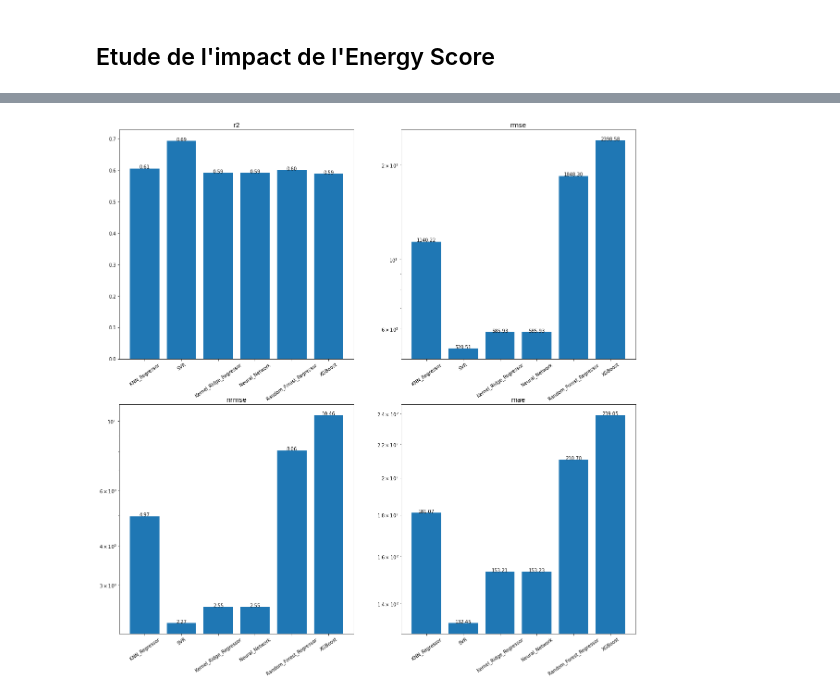
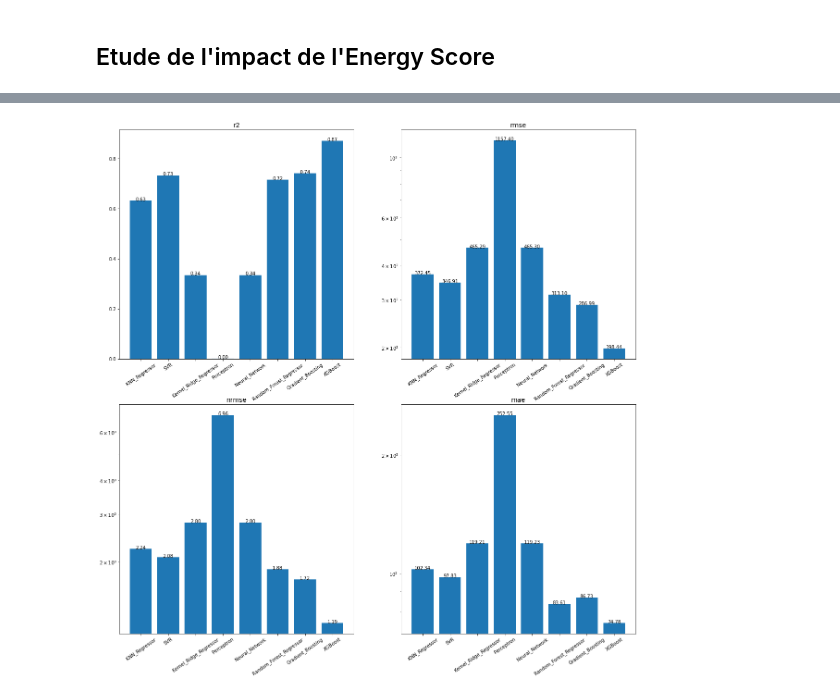
Before and after one commit to NicoJanko/Project_4_OPC, a Jupyter notebook: Projet_4_CO2.ipynb, the cells around one changed output, grey strips where cells are left out. Saved outputs shown, nothing was run; the diff lists cells and outputs as text; code cells hidden in the pictures.

```diff
--- a/Projet_4_CO2.ipynb
+++ b/Projet_4_CO2.ipynb
@@ -760,7 +778,7 @@ data_num = df
 target_tag ='GHGEmissionsIntensity'
 target = data_num[target_tag]
 sqf = data_num['PropertyGFABuilding(s)']
-data_num = data_num.drop(labels = [target_tag,'SiteEnergyUse(kBtu)', 'SiteEUI(kBtu/sf)', 'TotalGHGEmissions'], axis = 1)
+data_num = data_num.drop(labels = [target_tag,'SiteEnergyUse(kBtu)', 'SiteEUI(kBtu/sf)', 'TotalGHGEmissions','Ydistribution', 'GFAdistribution'], axis = 1)
 
 col_name_lib = {}
 col_name = data_num.columns
@@ -768,7 +786,7 @@ for i,v in enumerate(col_name):
     col_name_lib[f'{i}'] = v
 
 #first let's test this on knregressoe
-xtrain, xtest, ytrain, ytest, sqftrain, sqftest = train_test_split(data_num, target, sqf, test_size = 0.2)
+xtrain, xtest, ytrain, ytest, sqftrain, sqftest = train_test_split(data_num, target, sqf,random_state = rand, test_size = 0.2)
 
 df_res = xtest
 df_res_train = xtrain
@@ -785,6 +803,11 @@ ytest = np.log(ytest)
 sqftrain = np.array(sqftrain).reshape(-1,1)
 sqftest = np.array(sqftest).reshape(-1,1)
 # %%
+data_num = df
+target_tag ='GHGEmissionsIntensity'
+target = data_num[target_tag]
+sqf = data_num['PropertyGFABuilding(s)']
+data_num = data_num.drop(labels = [target_tag,'SiteEnergyUse(kBtu)', 'SiteEUI(kBtu/sf)', 'TotalGHGEmissions'], axis = 1)
 col_name_lib = {}
 col_name = data_num.columns
 for i,v in enumerate(col_name):
@@ -844,6 +867,17 @@ balpha = kernel_ridge_cv.best_params_['alpha']
 model = kernel_ridge.KernelRidge(alpha = balpha, kernel = bkernel, degree = bdegree, gamma = bgamma)
 model_kr2 = model.fit(xtrain, ytrain)
 
+#test with a single perceptron
+model1_2 = keras.Sequential()
+model1_2.add(keras.Input(shape = xtrain.shape[1]))
+model1_2.add(layers.Dense(1,input_dim = 2, activation = 'linear'))
+
+model1_2.compile(metrics = [tf.keras.metrics.RootMeanSquaredError()], loss = 'mean_absolute_percentage_error', optimizer = 'adam')
+
+model1_2.summary()
+
+history = model1_2.fit(xtrain, ytrain, epochs = 50, batch_size = 1, verbose = 1)
+
 #Neural network
 model3_2 = keras.Sequential(
     [
@@ -875,18 +909,29 @@ print('Best params on training set : {}'.format(rfr_grid.best_params_))
 
 model_rfr2 = RandomForestRegressor(n_estimators=rfr_grid.best_params_['n_estimators'], verbose = 1).fit(xtrain, ytrain)
 
-#xgb
+#gb
 n_grid = {'n_estimators' : list(np.arange(250,750,50))}
 score = 'r2'
 
-xgb_grid = GridSearchCV( GradientBoostingRegressor(), n_grid, cv =3, scoring = score, verbose = 2)
+gb_grid = GridSearchCV( GradientBoostingRegressor(), n_grid, cv =3, scoring = score, verbose = 2)
+
+gb_grid.fit(xtrain, ytrain)
+
+print('Best params on training set : {}'.format(gb_grid.best_params_))
+
+
+model_gb2 =  GradientBoostingRegressor(n_estimators=gb_grid.best_params_['n_estimators'], verbose = 1).fit(xtrain, ytrain)
+
+#XGBoost
+n_grid = {'n_estimators' : list(np.arange(50,550,50))}
+score = 'r2'
+
+xgb_grid = GridSearchCV(XGBRegressor(), n_grid, cv =3, scoring = score, verbose = 1)
 
 xgb_grid.fit(xtrain, ytrain)
 
-print('Best params on training set : {}'.format(xgb_grid.best_params_))
 
-
-model_xgb2 =  GradientBoostingRegressor(n_estimators=xgb_grid.best_params_['n_estimators'], verbose = 1).fit(xtrain, ytrain)
+model_xgb2 = XGBRegressor(n_estimators=xgb_grid.best_params_['n_estimators']).fit(xtrain, ytrain)
 # %% [output]
 Fitting 3 folds for each of 14 candidates, totalling 42 fits
 Fitting 3 folds for each of 120 candidates, totalling 360 fits
@@ -928,7 +973,7 @@ Fitting 3 folds for each of 10 candidates, totalling 30 fits
 #plot the metrics
 metrics_all = {}
 
-models = [model_kn2,model_svr2,model_kr2,model3_2,model_rfr2,model_xgb2]
+models = [model_kn2,model_svr2,model_kr2,model1_2, model3_2,model_rfr2,model_gb2,model_xgb2]
 r2l=[]
 rmsel=[]
 nrmsel=[]
@@ -945,7 +990,7 @@ metrics_all['rmse'] = rmsel
 metrics_all['nrmse'] = nrmsel
 metrics_all['mae'] = mael
 
-model_names = ['KNN_Regressor', 'SVR', 'Kernel_Ridge_Regressor','Neural_Network', 'Random_Forest_Regressor', 'XGBoost']
+model_names = ['KNN_Regressor', 'SVR', 'Kernel_Ridge_Regressor','Perceptron','Neural_Network', 'Random_Forest_Regressor','Gradient_Boosting', 'XGBoost']
 df_metrics = pd.DataFrame(metrics_all, index = model_names)
 
 fig = plt.figure(figsize=(20, 20))
@@ -976 +1025 @@ plt.savefig('recap_co2_ess.png', bbox_inches = 'tight')
-[figure, old version]
+[figure, new version]
```
Also changed, not shown: parts of 24 cells of this notebook, 41 other files.
